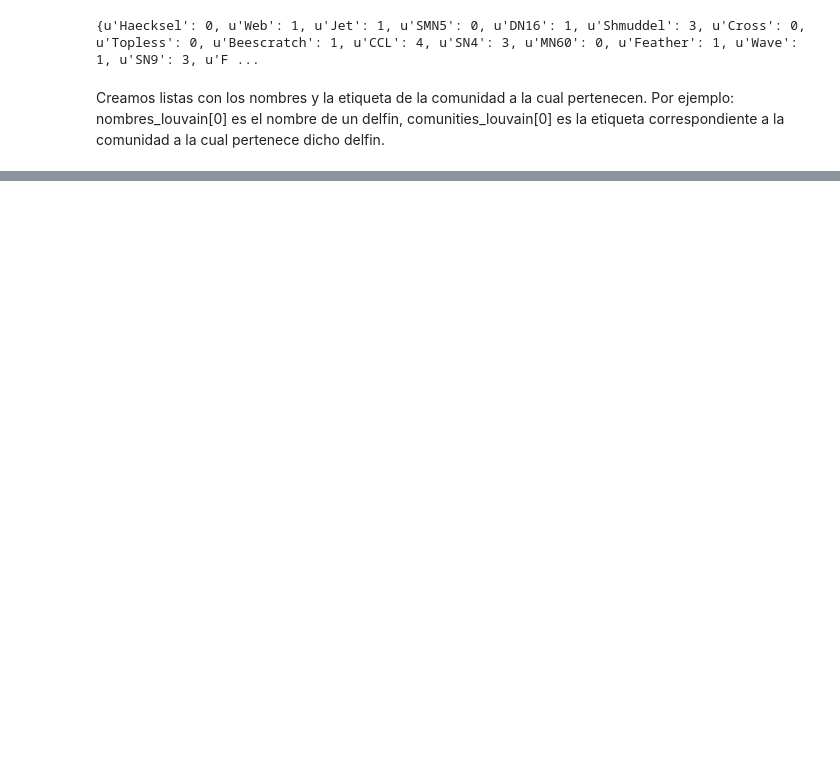
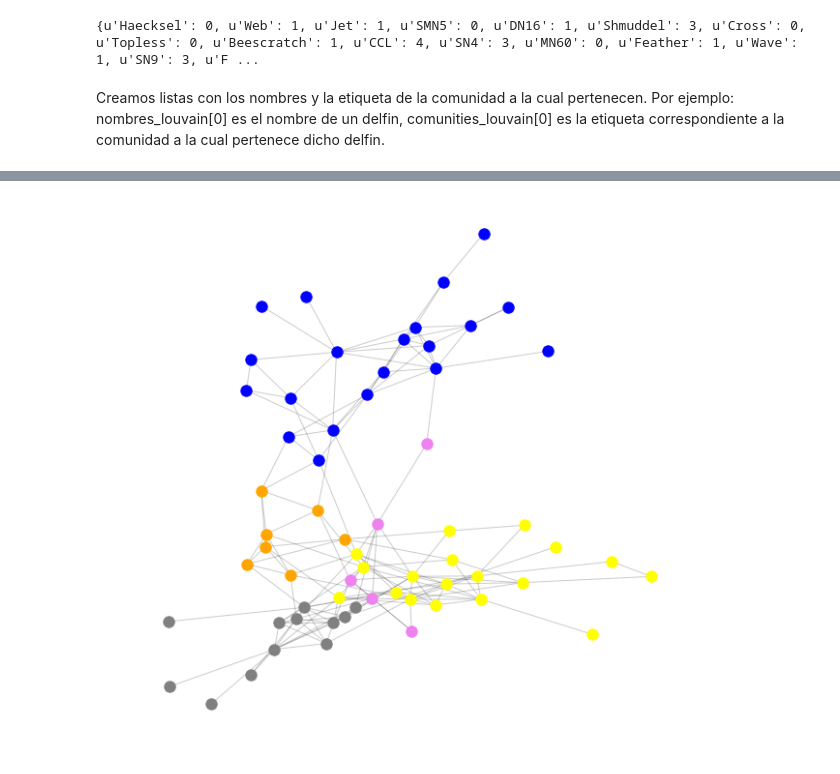
Before and after one commit to ignaciosticco/tc03, a Jupyter notebook: tc3.ipynb, the cells around one changed output, grey strips where cells are left out. Saved outputs shown, nothing was run; the diff lists cells and outputs as text; code cells hidden in the pictures; blank space fills up the shorter version.

```diff
--- a/tc3.ipynb
+++ b/tc3.ipynb
@@ -144,0 +148,6 @@ Test
+# %%
+partition_infomap = clusterize(G, method="infomap")
+# %%
+draw_partitions(partition_infomap)
+# %% [output]
+[figure, added]
```
Also changed, not shown: parts of 18 cells of this notebook.
